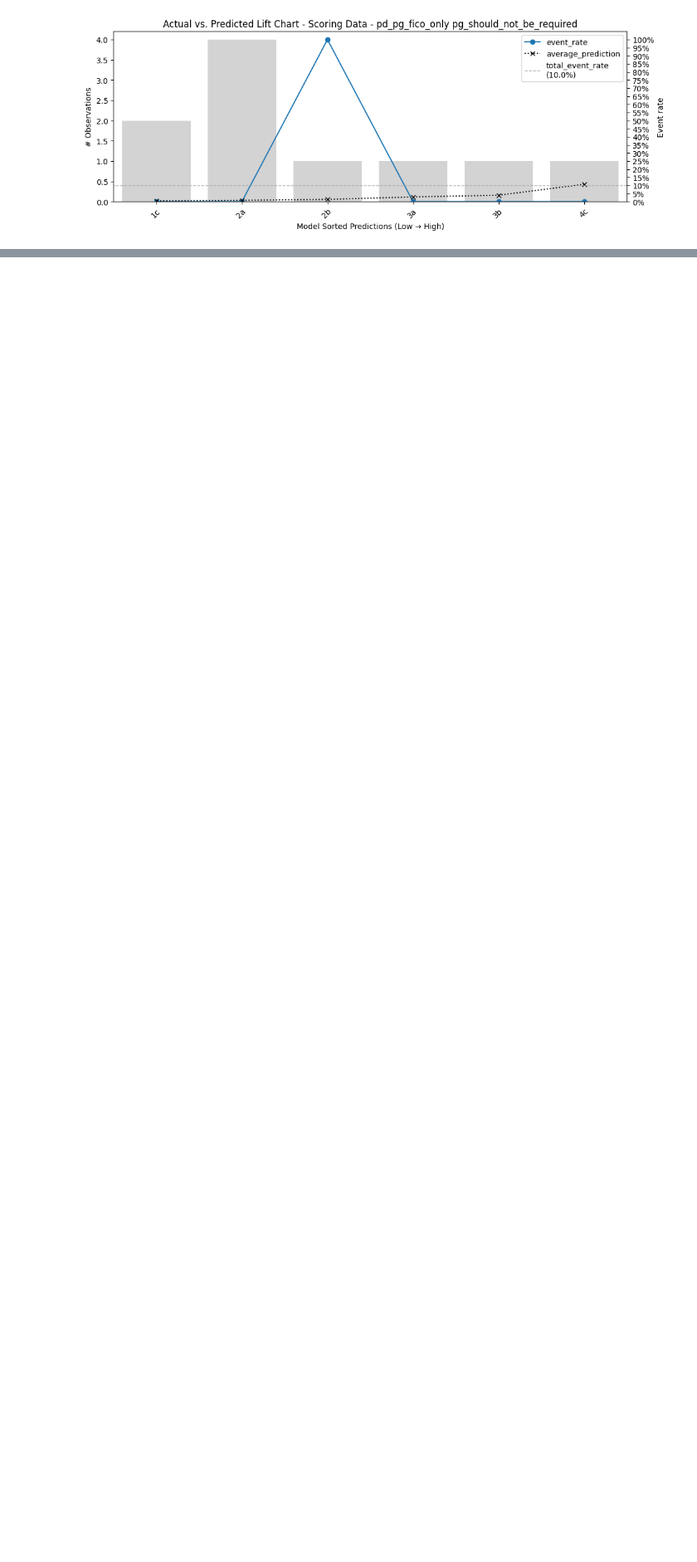
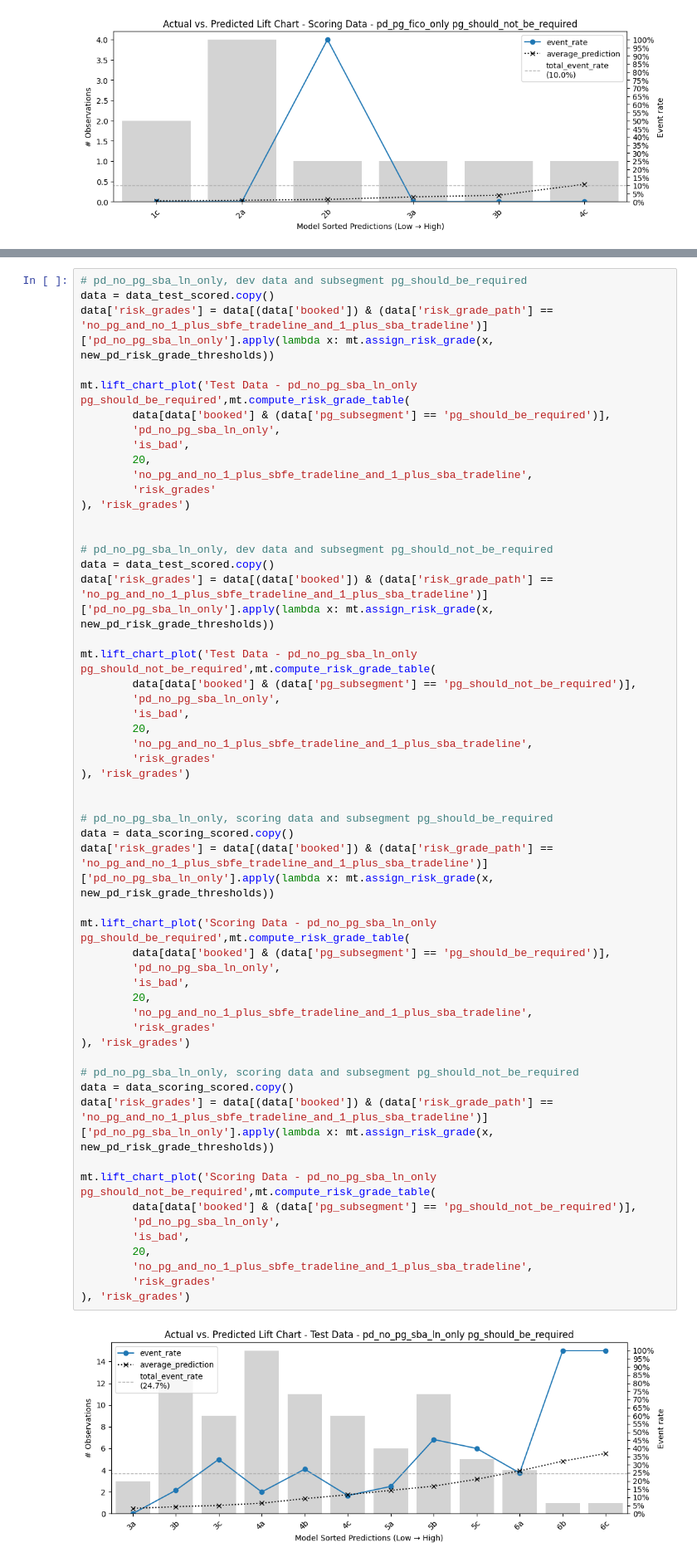
Before and after one commit to cgdonzalezr/otr_adj_model_flow_proposal, a Jupyter notebook: otr_ln_master_table/notebooks/4_otr_existing_exposure_evaluation.ipynb, the cells around one changed output, grey strips where cells are left out. Shown at 83% size. Saved outputs shown, nothing was run; the diff lists cells and outputs as text; blank space fills up the shorter version.

```diff
--- a/otr_ln_master_table/notebooks/4_otr_existing_exposure_evaluation.ipynb
+++ b/otr_ln_master_table/notebooks/4_otr_existing_exposure_evaluation.ipynb
@@ -846,0 +909,56 @@ mt.lift_chart_plot('Scoring Data - pd_pg_fico_only pg_should_not_be_required',mt
+# %%
+# pd_no_pg_sba_ln_only, dev data and subsegment pg_should_be_required
+data = data_test_scored.copy()
+data['risk_grades'] = data[(data['booked']) & (data['risk_grade_path'] == 'no_pg_and_no_1_plus_sbfe_tradeline_and_1_plus_sba_tradeline')]['pd_no_pg_sba_ln_only'].apply(lambda x: mt.assign_risk_grade(x, new_pd_risk_grade_thresholds))
+
+mt.lift_chart_plot('Test Data - pd_no_pg_sba_ln_only pg_should_be_required',mt.compute_risk_grade_table(
+        data[data['booked'] & (data['pg_subsegment'] == 'pg_should_be_required')],
+        'pd_no_pg_sba_ln_only',
+        'is_bad',
+        20,
+        'no_pg_and_no_1_plus_sbfe_tradeline_and_1_plus_sba_tradeline',
+        'risk_grades'
+), 'risk_grades')
+
+
+# pd_no_pg_sba_ln_only, dev data and subsegment pg_should_not_be_required
+data = data_test_scored.copy()
+data['risk_grades'] = data[(data['booked']) & (data['risk_grade_path'] == 'no_pg_and_no_1_plus_sbfe_tradeline_and_1_plus_sba_tradeline')]['pd_no_pg_sba_ln_only'].apply(lambda x: mt.assign_risk_grade(x, new_pd_risk_grade_thresholds))
+
+mt.lift_chart_plot('Test Data - pd_no_pg_sba_ln_only pg_should_not_be_required',mt.compute_risk_grade_table(
+        data[data['booked'] & (data['pg_subsegment'] == 'pg_should_not_be_required')],
+        'pd_no_pg_sba_ln_only',
+        'is_bad',
+        20,
+        'no_pg_and_no_1_plus_sbfe_tradeline_and_1_plus_sba_tradeline',
+        'risk_grades'
+), 'risk_grades')
+
+
+# pd_no_pg_sba_ln_only, scoring data and subsegment pg_should_be_required
+data = data_scoring_scored.copy()
+data['risk_grades'] = data[(data['booked']) & (data['risk_grade_path'] == 'no_pg_and_no_1_plus_sbfe_tradeline_and_1_plus_sba_tradeline')]['pd_no_pg_sba_ln_only'].apply(lambda x: mt.assign_risk_grade(x, new_pd_risk_grade_thresholds))
+
+mt.lift_chart_plot('Scoring Data - pd_no_pg_sba_ln_only pg_should_be_required',mt.compute_risk_grade_table(
+        data[data['booked'] & (data['pg_subsegment'] == 'pg_should_be_required')],
+        'pd_no_pg_sba_ln_only',
+        'is_bad',
+        20,
+        'no_pg_and_no_1_plus_sbfe_tradeline_and_1_plus_sba_tradeline',
+        'risk_grades'
+), 'risk_grades')
+
+# pd_no_pg_sba_ln_only, scoring data and subsegment pg_should_not_be_required
+data = data_scoring_scored.copy()
+data['risk_grades'] = data[(data['booked']) & (data['risk_grade_path'] == 'no_pg_and_no_1_plus_sbfe_tradeline_and_1_plus_sba_tradeline')]['pd_no_pg_sba_ln_only'].apply(lambda x: mt.assign_risk_grade(x, new_pd_risk_grade_thresholds))
+
+mt.lift_chart_plot('Scoring Data - pd_no_pg_sba_ln_only pg_should_not_be_required',mt.compute_risk_grade_table(
+        data[data['booked'] & (data['pg_subsegment'] == 'pg_should_not_be_required')],
+        'pd_no_pg_sba_ln_only',
+        'is_bad',
+        20,
+        'no_pg_and_no_1_plus_sbfe_tradeline_and_1_plus_sba_tradeline',
+        'risk_grades'
+), 'risk_grades')
+# %% [output]
+[figure, added]
```
Also changed, not shown: parts of 4 cells of this notebook, 2 other files.
